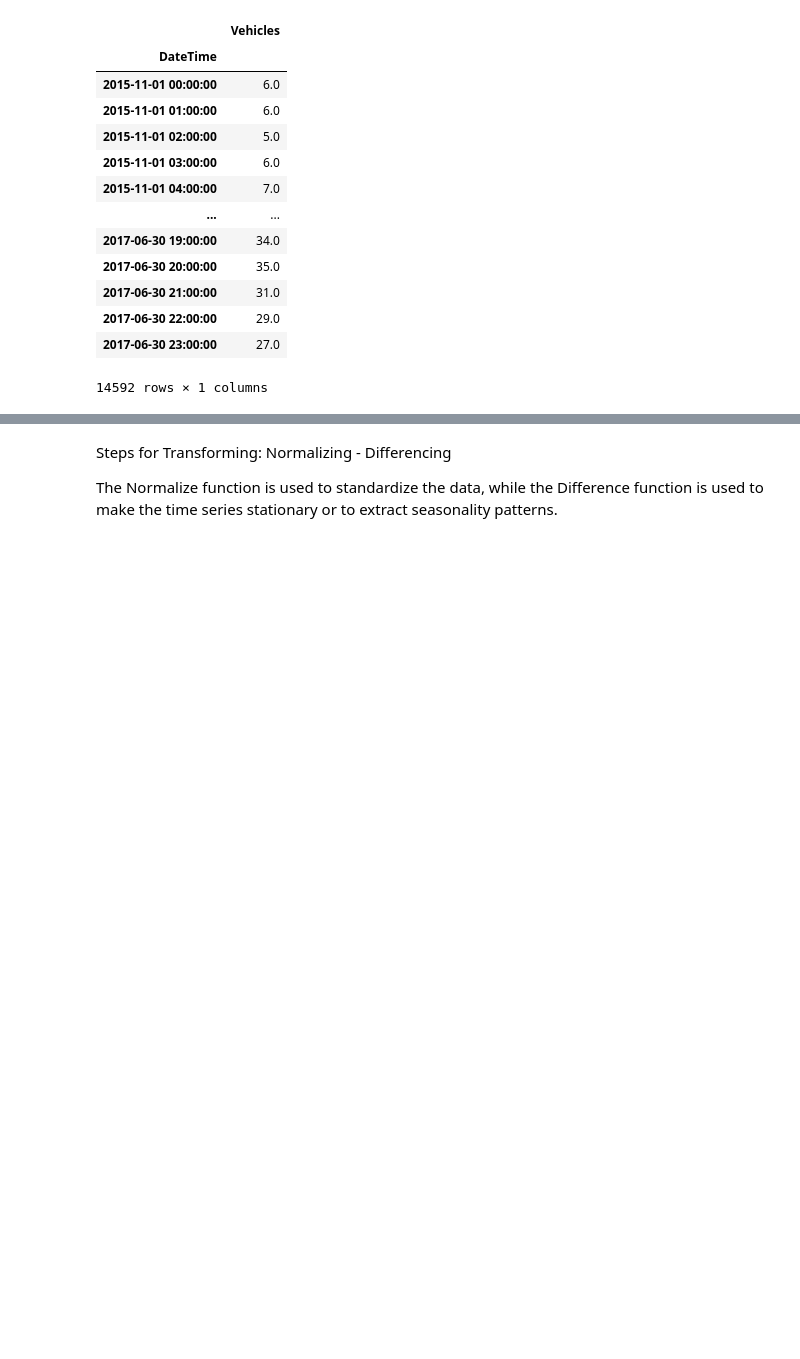
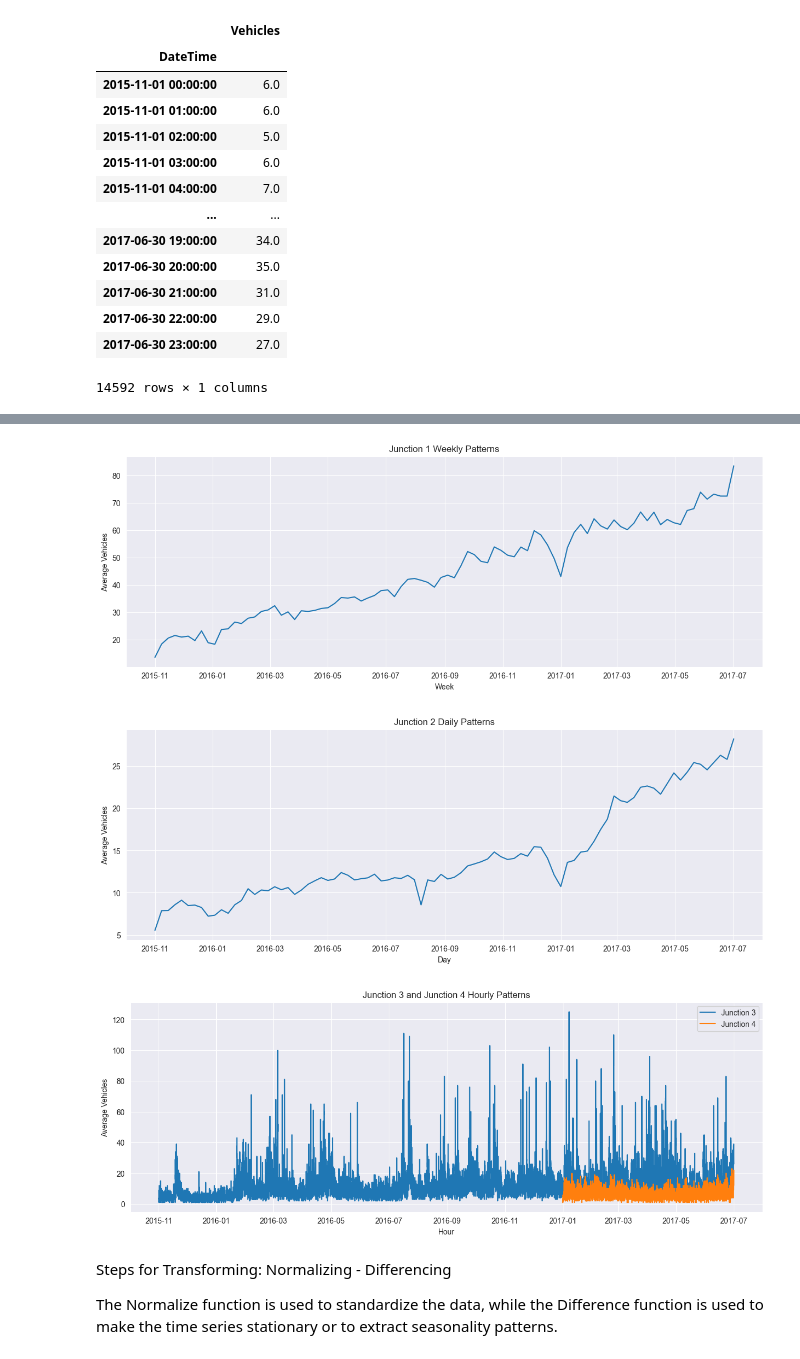
Before and after one commit to yasinsametkaraca/time-series-forecasting, a Jupyter notebook: smart-city/project_lstm.ipynb, the cells around one changed output, grey strips where cells are left out. Drawn from its saved outputs; the diff is of its cells as text; code cells hidden in the pictures; blank space fills up the shorter version.

```diff
--- a/smart-city/project_lstm.ipynb
+++ b/smart-city/project_lstm.ipynb
@@ -411,3 +427,37 @@ df_junction_2
+# %%
+# Visualize Junction 1 Weekly Patterns
+weekly_data = df_junction_1.resample('W').mean()  # Weekly average
+plt.figure(figsize=(15, 5))
+plt.plot(weekly_data['Vehicles'])
+plt.title('Junction 1 Weekly Patterns')
+plt.xlabel('Week')
+plt.ylabel('Average Vehicles')
+plt.show()
+
+# Visualize Junction 2 Daily Patterns
+daily_data = df_junction_2.resample('W').mean()  # Daily average
+plt.figure(figsize=(15, 5))
+plt.plot(daily_data['Vehicles'])
+plt.title('Junction 2 Daily Patterns')
+plt.xlabel('Day')
+plt.ylabel('Average Vehicles')
+plt.show()
+
+# Visualize Junction 3 and Junction 4 Hourly Patterns
+hourly_data_j3 = df_junction_3.resample('H').mean()  # Hourly average
+hourly_data_j4 = df_junction_4.resample('H').mean()
+plt.figure(figsize=(15, 5))
+plt.plot(hourly_data_j3['Vehicles'], label='Junction 3')
+plt.plot(hourly_data_j4['Vehicles'], label='Junction 4')
+plt.title('Junction 3 and Junction 4 Hourly Patterns')
+plt.xlabel('Hour')
+plt.ylabel('Average Vehicles')
+plt.legend()
+plt.show()
+# %% [output]
+[figure, added]
+[figure, added]
+[figure, added]
 # %% [markdown]
 Steps for Transforming: Normalizing - Differencing
 
```
Also changed, not shown: parts of 24 cells of this notebook, 1 other file.
